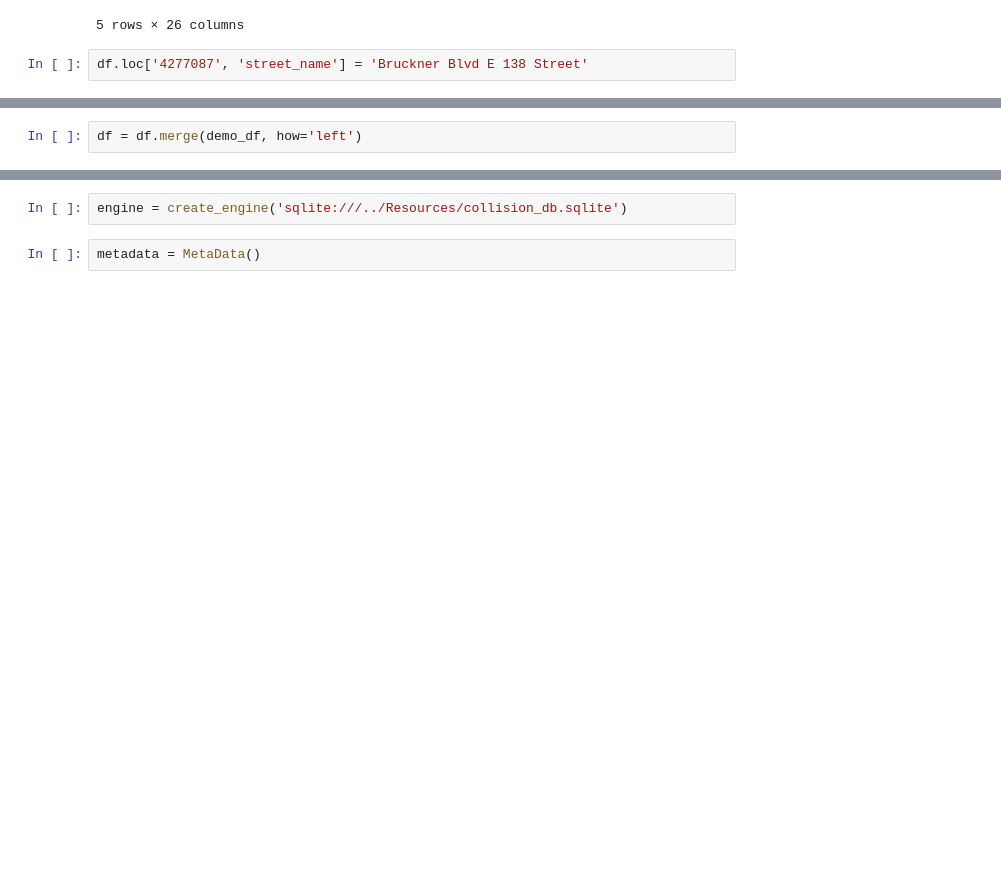
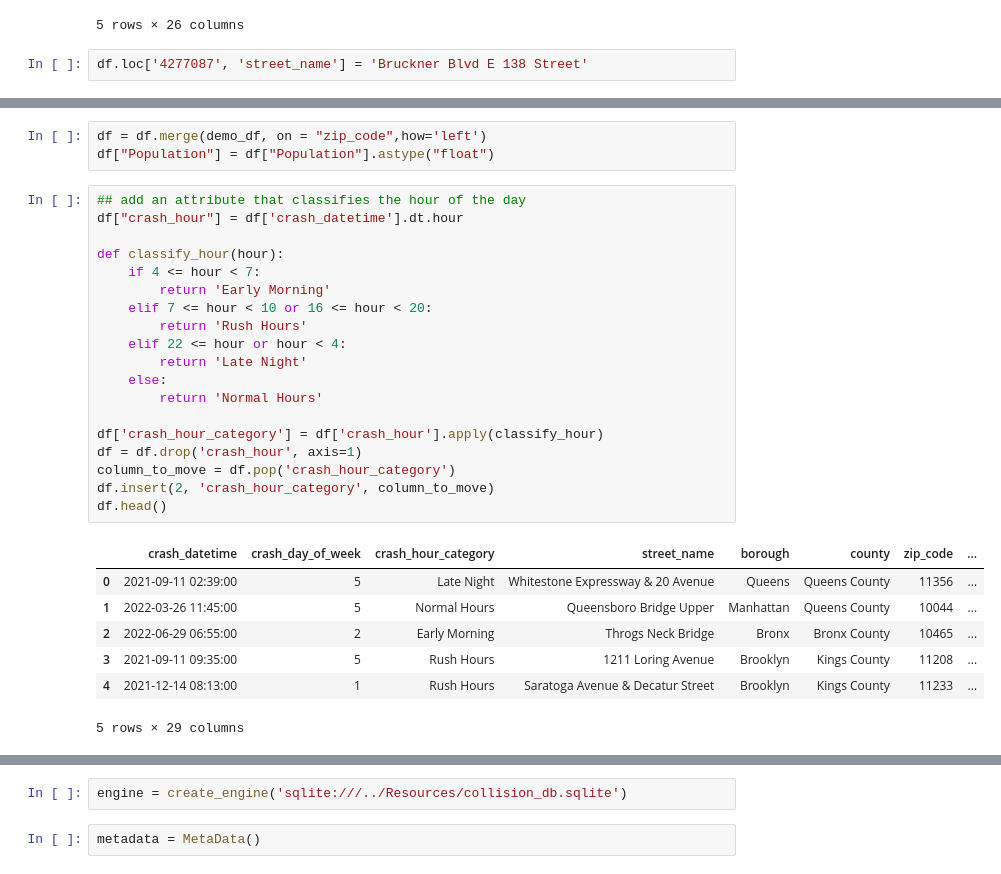
Before and after one commit to ReiannaLiu/MotorVehicleCollision, a Jupyter notebook: data_cleaning_process/loading_data.ipynb, the cells around one changed output, grey strips where cells are left out. Cells and saved outputs as stored; diff of their text form; blank space fills up the shorter version.

```diff
--- a/data_cleaning_process/loading_data.ipynb
+++ b/data_cleaning_process/loading_data.ipynb
@@ -150,2 +151,30 @@ demo_df.head()
 # %%
-df = df.merge(demo_df, how='left')
+df = df.merge(demo_df, on = "zip_code",how='left')
+df["Population"] = df["Population"].astype("float")
+# %%
+## add an attribute that classifies the hour of the day
+df["crash_hour"] = df['crash_datetime'].dt.hour
+
+def classify_hour(hour):
+    if 4 <= hour < 7:
+        return 'Early Morning'
+    elif 7 <= hour < 10 or 16 <= hour < 20:
+        return 'Rush Hours'
+    elif 22 <= hour or hour < 4:
+        return 'Late Night'
+    else:
+        return 'Normal Hours'
+
+df['crash_hour_category'] = df['crash_hour'].apply(classify_hour)
+df = df.drop('crash_hour', axis=1)
+column_to_move = df.pop('crash_hour_category')
+df.insert(2, 'crash_hour_category', column_to_move)
+df.head()
+# %% [output]
+|  | crash_datetime | crash_day_of_week | crash_hour_category | street_name | borough | county | zip_code | ... |
+| 0 | 2021-09-11 02:39:00 | 5 | Late Night | Whitestone Expressway & 20 Avenue | Queens | Queens County | 11356 | ... |
+| 1 | 2022-03-26 11:45:00 | 5 | Normal Hours | Queensboro Bridge Upper | Manhattan | Queens County | 10044 | ... |
+| 2 | 2022-06-29 06:55:00 | 2 | Early Morning | Throgs Neck Bridge | Bronx | Bronx County | 10465 | ... |
+| 3 | 2021-09-11 09:35:00 | 5 | Rush Hours | 1211 Loring Avenue | Brooklyn | Kings County | 11208 | ... |
+| 4 | 2021-12-14 08:13:00 | 1 | Rush Hours | Saratoga Avenue & Decatur Street | Brooklyn | Kings County | 11233 | ... |
+5 rows × 29 columns
```
Also changed, not shown: parts of 6 cells of this notebook, 1 other file.
